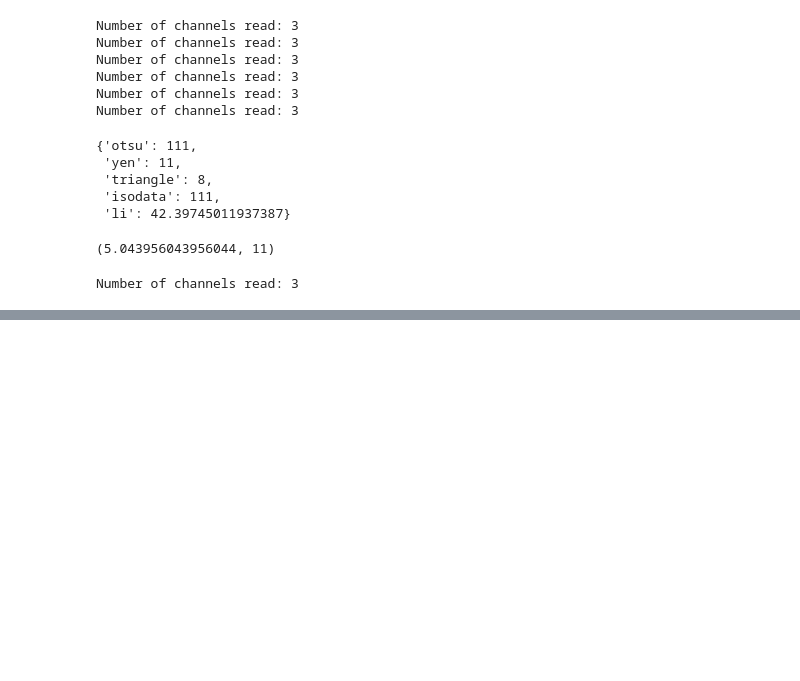
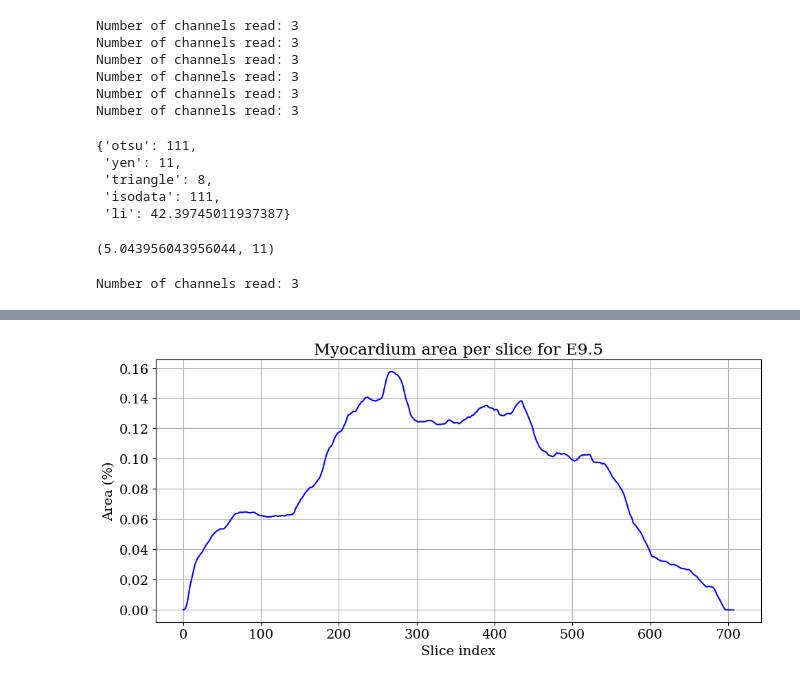
Before and after one commit to Dinuka-1999/R1_Datapreprocessing, a Jupyter notebook: Image_Analysis/image_analysis.ipynb, the cells around one changed output, grey strips where cells are left out. Cells and saved outputs as stored; diff of their text form; code cells hidden in the pictures; blank space fills up the shorter version.

Commit message:
area

```diff
--- a/Image_Analysis/image_analysis.ipynb
+++ b/Image_Analysis/image_analysis.ipynb
@@ -168,8 +168,9 @@ import matplotlib as mpl
 mpl.rcParams['font.family'] = 'DejaVu Serif'
 mpl.rcParams['font.size'] = 12
 
-jason_path = "/home/cellsmb/Desktop/Dinuka/Image_Analysis/Model_results/Model_results/IF_352_6img_results/all_segs_no_bg/Evaluation_summary_perslice.json"
-folder_pred = "/home/cellsmb/Desktop/Dinuka/Image_Analysis/Model_results/Model_results/IF_352_6img_results/all_segs_no_bg"
+jason_path = "/home/cellsmb/Desktop/Dinuka/Image_Analysis/Model_results/Model_results/IF_352_6img_results/nnUNetTrainerUMambaEncNoAMP__nnUNetPlans__2d/AllSegs/Evaluation_summary_perslice.json"
+folder_pred = "/home/cellsmb/Desktop/Dinuka/Image_Analysis/Model_results/Model_results/IF_352_6img_results/nnUNetTrainerUMambaEncNoAMP__nnUNetPlans__2d/AllSegs"
+image_map = {'0001': "15Ps", '0002': "E9.5", '0003': "8Ps", '0004': "13Ps", '0005': "10Ps", '0006': "19Ps",}
 
 with open(jason_path, 'r') as f:
     data = json.load(f)
@@ -179,7 +180,7 @@ matric_per_case = data['metric_per_case']
 label_names = ['background',"Myocardium","Endocardium","Lumen","ECM"]
 start_end = {'1':[23,549],'2':[0,697],'3':[21,317],'4':[30,375],'5':[13,367],'6':[19,595]}
 
-for ID,label in enumerate([1,2,3,4,5]):
+for ID,label in enumerate([0,1,2,3,4]):
     Dice=[]
     IoU=[]
     max_length =0
@@ -190,19 +191,19 @@ for ID,label in enumerate([1,2,3,4,5]):
         max_length = max(max_length,len(imgs['metrics'][str(label)]['Dice_through_z_axis']))
         img_IDs.append(imgs['reference_file'].split("/")[-1].split("_")[2].split(".")[0])
 
-    fig1,ax1 = plt.subplots(figsize=(15,10), dpi = 300)
-    fig2,ax2 = plt.subplots(figsize=(15,10), dpi = 300)
+    fig1,ax1 = plt.subplots(figsize=(10,5), dpi = 300)
+    fig2,ax2 = plt.subplots(figsize=(10,5), dpi = 300)
 
     for r in range(len(Dice)):
         n = len(Dice[r])
         # offset = (max_length - n) // 2
         # x = np.arange(offset, offset + n)  # center the shorter curve
         x = np.linspace(0, 1, n)
-        ax1.plot(x,Dice[r], marker='.',label=f'Image {img_IDs[r]}')
+        ax1.plot(x,Dice[r],label=image_map[img_IDs[r]])
         ax1.scatter([start_end[str(int(img_IDs[r]))][0]/n, start_end[str(int(img_IDs[r]))][1]/n], \
                     [Dice[r][start_end[str(int(img_IDs[r]))][0]],Dice[r][start_end[str(int(img_IDs[r]))][1]]], color='black', s=100)
 
-        ax2.plot(x,IoU[r], marker='.',label=f'Image {img_IDs[r]}')
+        ax2.plot(x,IoU[r], label=image_map[img_IDs[r]])
         ax2.scatter([start_end[str(int(img_IDs[r]))][0]/n, start_end[str(int(img_IDs[r]))][1]/n], \
                     [IoU[r][start_end[str(int(img_IDs[r]))][0]],IoU[r][start_end[str(int(img_IDs[r]))][1]]], color='black', s=100)
     ax1.set_title(f'Dice through z-axis for {label_names[ID]}')
@@ -213,7 +214,9 @@ for ID,label in enumerate([1,2,3,4,5]):
     ax2.set_xlabel('Z-axis (slices)')
     ax2.set_ylabel('IoU Score')
     ax2.legend()
-    fig1.savefig(os.path.join(folder_pred,"Eval_plots",f'All_Dice_IoU_through_z_axis_label_{label}_normalised_x.pdf'), dpi =300)
+    fig1.tight_layout()
+    fig2.tight_layout()
+    fig1.savefig(os.path.join(folder_pred,"Eval_plots",f'All_Dice_through_z_axis_label_{label}_normalised_x.pdf'), dpi =300)
     fig2.savefig(os.path.join(folder_pred,"Eval_plots",f'All_IoU_through_z_axis_label_{label}_normalised_x.pdf'), dpi =300)
     plt.close(fig1)
     plt.close(fig2)
@@ -1085,0 +1091,68 @@ Number of channels read: 3
+# %%
+import numpy as np
+import nibabel as nib
+import matplotlib.pyplot as plt
+import seaborn as sns
+import os
+import matplotlib as mpl
+
+# Set global font to DejaVu Serif
+mpl.rcParams['font.family'] = 'DejaVu Serif'
+mpl.rcParams['font.size'] = 14
+
+path = "/home/cellsmb/Desktop/Dinuka/Image_Analysis/nnUnet_raw/labelsTr"
+destination = "/home/cellsmb/Desktop/Dinuka/Image_Analysis/Intensity_plots/area"
+
+image_map = {'0001': "15Ps", '0002': "E9.5", '0003': "8Ps", '0004': "13Ps", '0005': "10Ps", '0006': "19Ps",}
+def read_files(path:str):
+    img = nib.load(path)
+    img_data = img.get_fdata().astype(np.uint8)
+    return img_data
+
+def find_area(path):
+    for file in os.listdir(path):
+        if file.endswith('.nii.gz'):
+            img_id = file.split("_")[2].split(".")[0]
+            seg_path = os.path.join(path, file)
+            seg_data = read_files(seg_path)
+            myocardium_mask = (seg_data == 2)
+            endocardium_mask = (seg_data == 3)
+            myo_area = np.sum(myocardium_mask, axis=(0,1))/(2048*2048)
+            endo_area = np.sum(endocardium_mask, axis=(0,1))/(2048*2048)
+
+            plt.figure(figsize=(10,5))
+            plt.plot(myo_area, label='Myocardium Area', color='blue')
+            plt.xlabel('Slice index')
+            plt.ylabel('Area (%)')
+            plt.title(f'Myocardium area per slice for {image_map[img_id]}')
+            # plt.legend()
+            plt.grid()
+            plt.tight_layout()
+            plt.savefig(os.path.join(destination,f'Myo_Area_{img_id}.pdf'), dpi = 300)
+
+
+            plt.figure(figsize=(10,5))
+            plt.plot(endo_area, label='Endocardium Area', color='orange')
+            plt.xlabel('Slice index')
+            plt.ylabel('Area (%)')
+            plt.title(f'Endocardium area per slice for {image_map[img_id]}')
+            # plt.legend()
+            plt.grid()
+            plt.tight_layout()
+            plt.savefig(os.path.join(destination,f'Endo_Area_{img_id}.pdf'), dpi = 300)
+
+            plt.figure(figsize=(10,5))
+            plt.plot(myo_area, label='Myocardium Area', color='blue')
+            plt.plot(endo_area, label='Endocardium Area', color='orange')
+            plt.xlabel('Slice index')
+            plt.ylabel('Area (%)')
+            plt.title(f'Area per slice for {image_map[img_id]}')
+            plt.legend()
+            plt.grid()
+            plt.tight_layout()
+            plt.savefig(os.path.join(destination,f'Area_{img_id}.pdf'), dpi = 300)
+            plt.show()
+            # break
+find_area(path)
+# %% [output]
+[figure, added]
```
Also changed, not shown: parts of 5 cells of this notebook.
